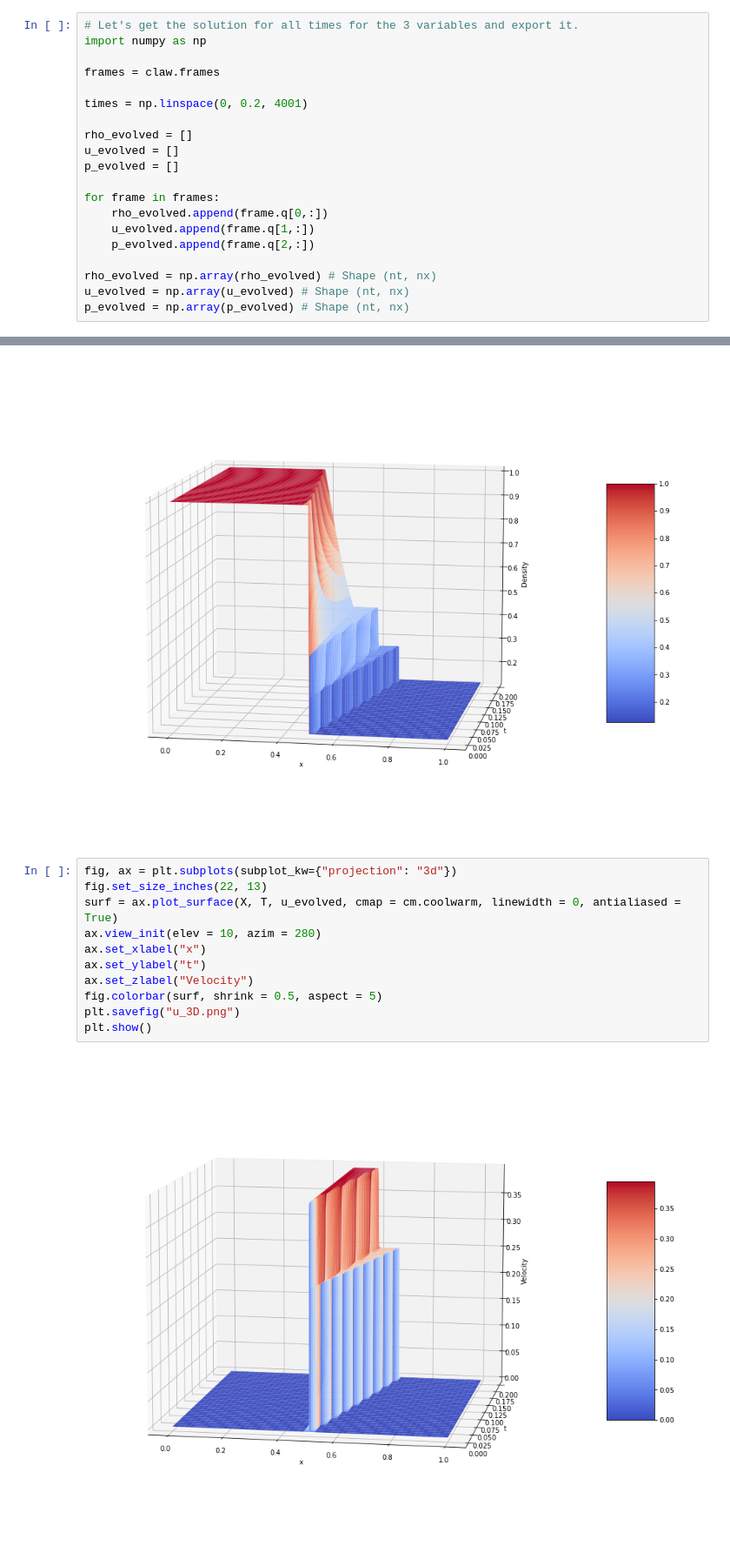
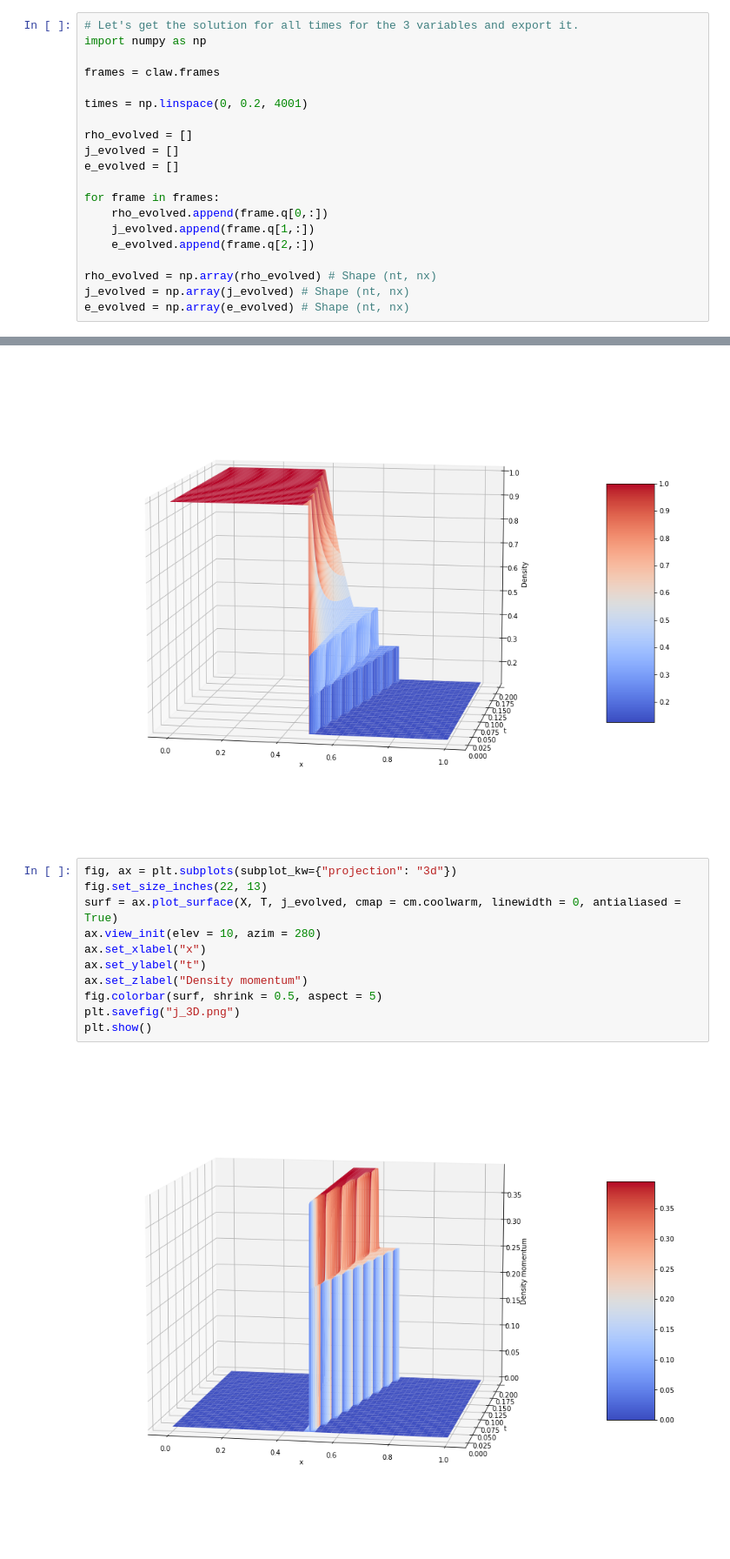
Before and after one commit to physics-inspired/astropinns, a Jupyter notebook: Numerical_Solutions_Tests/Pyclaw_Classical_Euler_1D_Sod_Tube.ipynb, the cells around one changed output, grey strips where cells are left out. Shown: that part at 87% size. Cells and saved outputs as stored; diff of their text form.

```diff
--- a/Numerical_Solutions_Tests/Pyclaw_Classical_Euler_1D_Sod_Tube.ipynb
+++ b/Numerical_Solutions_Tests/Pyclaw_Classical_Euler_1D_Sod_Tube.ipynb
@@ -183,17 +187,17 @@ frames = claw.frames
 times = np.linspace(0, 0.2, 4001)
 
 rho_evolved = []
-u_evolved = []
-p_evolved = []
+j_evolved = []
+e_evolved = []
 
 for frame in frames:
     rho_evolved.append(frame.q[0,:])
-    u_evolved.append(frame.q[1,:])
-    p_evolved.append(frame.q[2,:])
+    j_evolved.append(frame.q[1,:])
+    e_evolved.append(frame.q[2,:])
 
 rho_evolved = np.array(rho_evolved) # Shape (nt, nx)
-u_evolved = np.array(u_evolved) # Shape (nt, nx)
-p_evolved = np.array(p_evolved) # Shape (nt, nx)
+j_evolved = np.array(j_evolved) # Shape (nt, nx)
+e_evolved = np.array(e_evolved) # Shape (nt, nx)
 # %%
 # Let's try to make some 3D plots...
 import matplotlib.pyplot as plt
@@ -219,16 +223,16 @@ plt.show()
 # %%
 fig, ax = plt.subplots(subplot_kw={"projection": "3d"})
 fig.set_size_inches(22, 13)
-surf = ax.plot_surface(X, T, u_evolved, cmap = cm.coolwarm, linewidth = 0, antialiased = True)
+surf = ax.plot_surface(X, T, j_evolved, cmap = cm.coolwarm, linewidth = 0, antialiased = True)
 ax.view_init(elev = 10, azim = 280)
 ax.set_xlabel("x")
 ax.set_ylabel("t")
-ax.set_zlabel("Velocity")
+ax.set_zlabel("Density momentum")
 fig.colorbar(surf, shrink = 0.5, aspect = 5)
-plt.savefig("u_3D.png")
+plt.savefig("j_3D.png")
 plt.show()
 # %% [output]
-[figure, old version]
+[figure, new version]
 # %%
 fig, ax = plt.subplots(subplot_kw={"projection": "3d"})
 fig.set_size_inches(22, 13)
```
Also changed, not shown: parts of 7 cells of this notebook.
